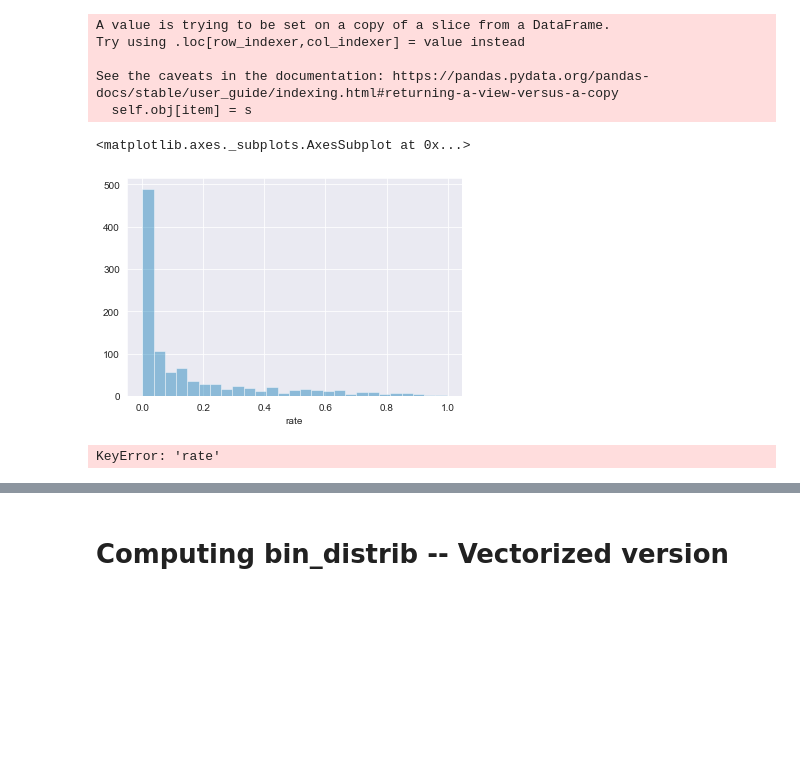
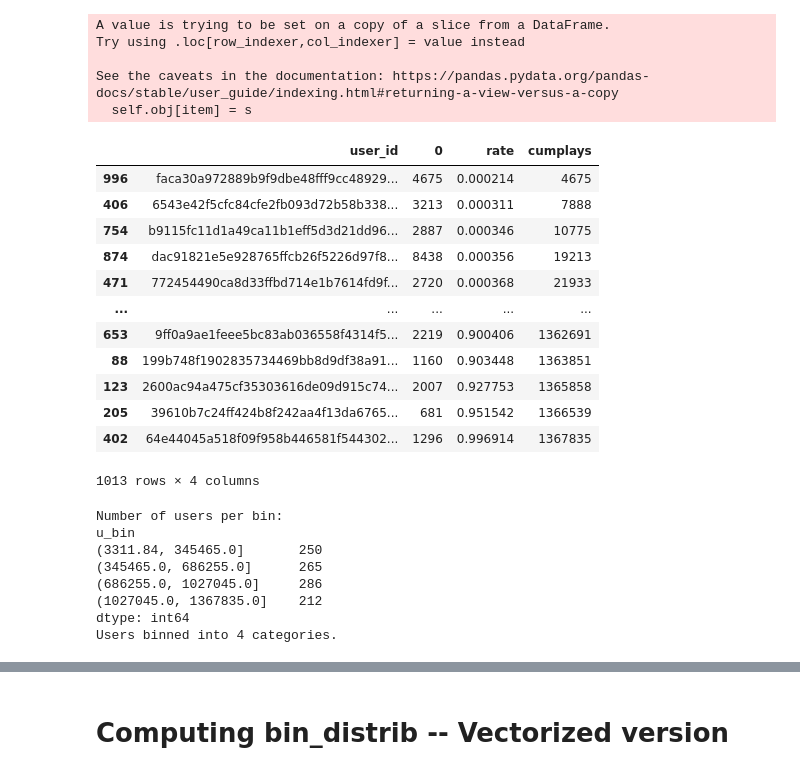
Before and after one commit to QuVil/cmb-recommendation, a Jupyter notebook: src/analysis/mainstream_tests.ipynb, the cells around one changed output, grey strips where cells are left out. Saved outputs shown, nothing was run; the diff lists cells and outputs as text; code cells hidden in the pictures; blank space fills up the shorter version.

```diff
--- a/src/analysis/mainstream_tests.ipynb
+++ b/src/analysis/mainstream_tests.ipynb
@@ -187,16 +187,29 @@ Try using .loc[row_indexer,col_indexer] = value instead
 
 See the caveats in the documentation: https://pandas.pydata.org/pandas-docs/stable/user_guide/indexing.html#returning-a-view-versus-a-copy
   self.obj[item] = s
-# %%
-# Distribution of users according to their usage of the recommendation features
-sns.distplot(users_reco["rate"], kde=False)
-# %% [output]
-<matplotlib.axes._subplots.AxesSubplot at 0x...>
-[figure, removed]
+# %%
+# Adding nb of plays to users_reco in order to form bins with equal amounts of plays
+users_reco = main_dist.groupby("user_id").sum().to_frame().merge(users_reco, left_on="user_id", right_on="user_id").sort_values("rate", ascending=True)
+users_reco["cumplays"] = users_reco[0].cumsum()
+users_reco
+# %% [output]
+|  | user_id | 0 | rate | cumplays |
+| 996 | faca30a972889b9f9dbe48fff9cc48929... | 4675 | 0.000214 | 4675 |
+| 406 | 6543e42f5cfc84cfe2fb093d72b58b338... | 3213 | 0.000311 | 7888 |
+| 754 | b9115fc11d1a49ca11b1eff5d3d21dd96... | 2887 | 0.000346 | 10775 |
+| 874 | dac91821e5e928765ffcb26f5226d97f8... | 8438 | 0.000356 | 19213 |
+| 471 | 772454490ca8d33ffbd714e1b7614fd9f... | 2720 | 0.000368 | 21933 |
+| ... | ... | ... | ... | ... |
+| 653 | 9ff0a9ae1feee5bc83ab036558f4314f5... | 2219 | 0.900406 | 1362691 |
+| 88 | 199b748f1902835734469bb8d9df38a91... | 1160 | 0.903448 | 1363851 |
+| 123 | 2600ac94a475cf35303616de09d915c74... | 2007 | 0.927753 | 1365858 |
+| 205 | 39610b7c24ff424b8f242aa4f13da6765... | 681 | 0.951542 | 1366539 |
+| 402 | 64e44045a518f09f958b446581f544302... | 1296 | 0.996914 | 1367835 |
+1013 rows × 4 columns
 # %%
 USER_BINS = 4
 # Cutting into bins
-users_reco["u_bin"] = pd.qcut(users_reco["rate"], USER_BINS, duplicates="drop")
+users_reco["u_bin"] = pd.cut(users_reco["cumplays"], USER_BINS, duplicates="drop")
 print(f"Number of users per bin: \n{users_reco.groupby('u_bin').size()}")
 
 # Assigning corresponding numbers to bins
@@ -206,4 +219,11 @@ users_reco.drop(["u_bin", "rate"], axis=1, inplace=True)
 
 # sns.distplot(users_reco[users_reco["bin_nb"] == 4]["rate"], kde=False)
 # %% [output]
-KeyError: 'rate'
+Number of users per bin:
+u_bin
+(3311.84, 345465.0]       250
+(345465.0, 686255.0]      265
+(686255.0, 1027045.0]     286
+(1027045.0, 1367835.0]    212
+dtype: int64
+Users binned into 4 categories.
```
Also changed, not shown: parts of 10 cells of this notebook, 1 other file.
